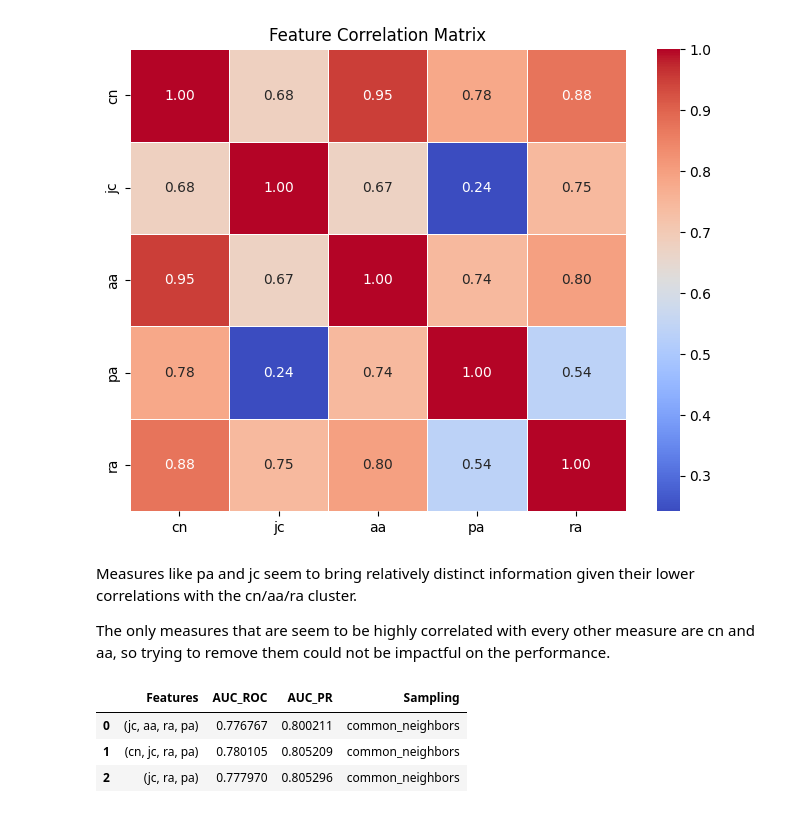
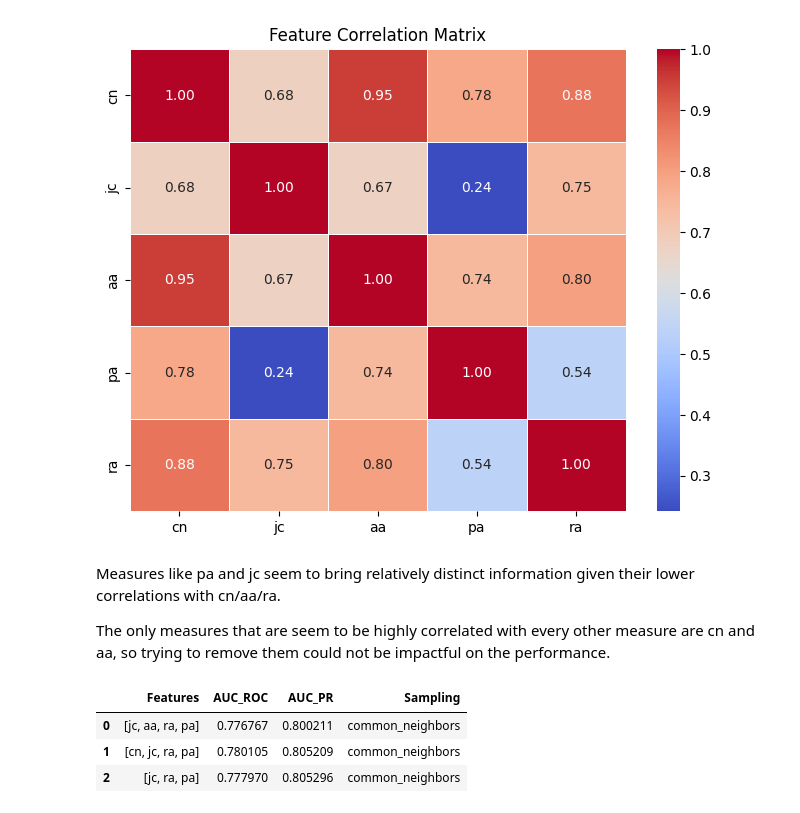
Before and after one commit to quelmitch/link-prediction-learning, a Jupyter notebook: 03_dense_email_network/03_dense_email_network.ipynb, the cells around one changed output. Drawn from its saved outputs; the diff is of its cells as text; code cells hidden in the pictures.

```diff
--- a/03_dense_email_network/03_dense_email_network.ipynb
+++ b/03_dense_email_network/03_dense_email_network.ipynb
@@ -148,38 +156,38 @@ def build_feature_dataset(pairs, G, features=None):
     return feature_vectors
 # %%
 feature_combinations = [
-    (['cn'], '(cn)'),
-    (['jc'], '(jc)'),
-    (['aa'], '(aa)'),
-    (['pa'], '(pa)'),
-    (['ra'], '(ra)'),
+    ['cn'],
+    ['jc'],
+    ['aa'],
+    ['pa'],
+    ['ra'],
 
 
-    (['cn', 'jc', 'aa', 'ra'], '(cn, jc, aa, ra)'),
-    (['cn', 'jc', 'aa', 'ra', 'pa'], '(cn, jc, aa, ra, pa)'),
+    ['cn', 'jc', 'aa', 'ra'],
+    ['cn', 'jc', 'aa', 'ra', 'pa'],
 
-    (['cn', 'ra'], '(cn, ra)'),
-    (['jc', 'ra'], '(jc, ra)'),
-    (['ra', 'pa'], '(ra, pa)'),
+    ['cn', 'ra'],
+    ['jc', 'ra'],
+    ['ra', 'pa'],
 ]
 
 def evaluate_pipeline(G, feature_combinations, negative_sampler, strategy_name):
     results = []
-    for features, description in feature_combinations:
+    for features in feature_combinations:
         X_train, X_test, y_train, y_test = splits.create_train_test_split(
             G,
             lambda pairs, G_train_graph: build_feature_dataset(pairs, G_train_graph, features),
             lambda: negative_sampler(G)
         )
 
-        clf = RandomForestClassifier(n_estimators=100, random_state=42)
-        clf.fit(X_train, y_train)
-        y_pred = clf.predict_proba(X_test)[:, 1]
+        rf = RandomForestClassifier(n_estimators=100, random_state=42)
+        rf.fit(X_train, y_train)
+        y_pred = rf.predict_proba(X_test)[:, 1]
         auc_pr = average_precision_score(y_test, y_pred)
         auc_roc = roc_auc_score(y_test, y_pred)
 
         results.append({
-            'Features': description,
+            'Features': features,
             'AUC_ROC': auc_roc,
             'AUC_PR': auc_pr,
             'Sampling': strategy_name
@@ -221,22 +230,22 @@ plt.show()
 # %% [output]
 [figure]
 # %% [markdown]
-Measures like pa and jc seem to bring relatively distinct information given their lower correlations with the cn/aa/ra cluster.
+Measures like pa and jc seem to bring relatively distinct information given their lower correlations with cn/aa/ra.
 
 The only measures that are seem to be highly correlated with every other measure are cn and aa, so trying to remove them could not be impactful on the performance.
 # %%
 feature_combinations = [
-    (['jc', 'aa', 'ra', 'pa'], '(jc, aa, ra, pa)'),
-    (['cn', 'jc', 'ra', 'pa'], '(cn, jc, ra, pa)'),
-    (['jc', 'ra', 'pa'], '(jc, ra, pa)'),
+    ['jc', 'aa', 'ra', 'pa'],
+    ['cn', 'jc', 'ra', 'pa'],
+    ['jc', 'ra', 'pa']
 ]
 
 evaluate_pipeline(
     G_lcc, feature_combinations, ns.common_neighbors_hard_negative_sampling, "common_neighbors"
 )
 # %% [output]
 |  | Features | AUC_ROC | AUC_PR | Sampling |
-| 0 | (jc, aa, ra, pa) | 0.776767 | 0.800211 | common_neighbors |
-| 1 | (cn, jc, ra, pa) | 0.780105 | 0.805209 | common_neighbors |
-| 2 | (jc, ra, pa) | 0.777970 | 0.805296 | common_neighbors |
+| 0 | [jc, aa, ra, pa] | 0.776767 | 0.800211 | common_neighbors |
+| 1 | [cn, jc, ra, pa] | 0.780105 | 0.805209 | common_neighbors |
+| 2 | [jc, ra, pa] | 0.777970 | 0.805296 | common_neighbors |
 # %% [markdown]
```
Also changed, not shown: parts of 30 cells of this notebook, 1 other file.
